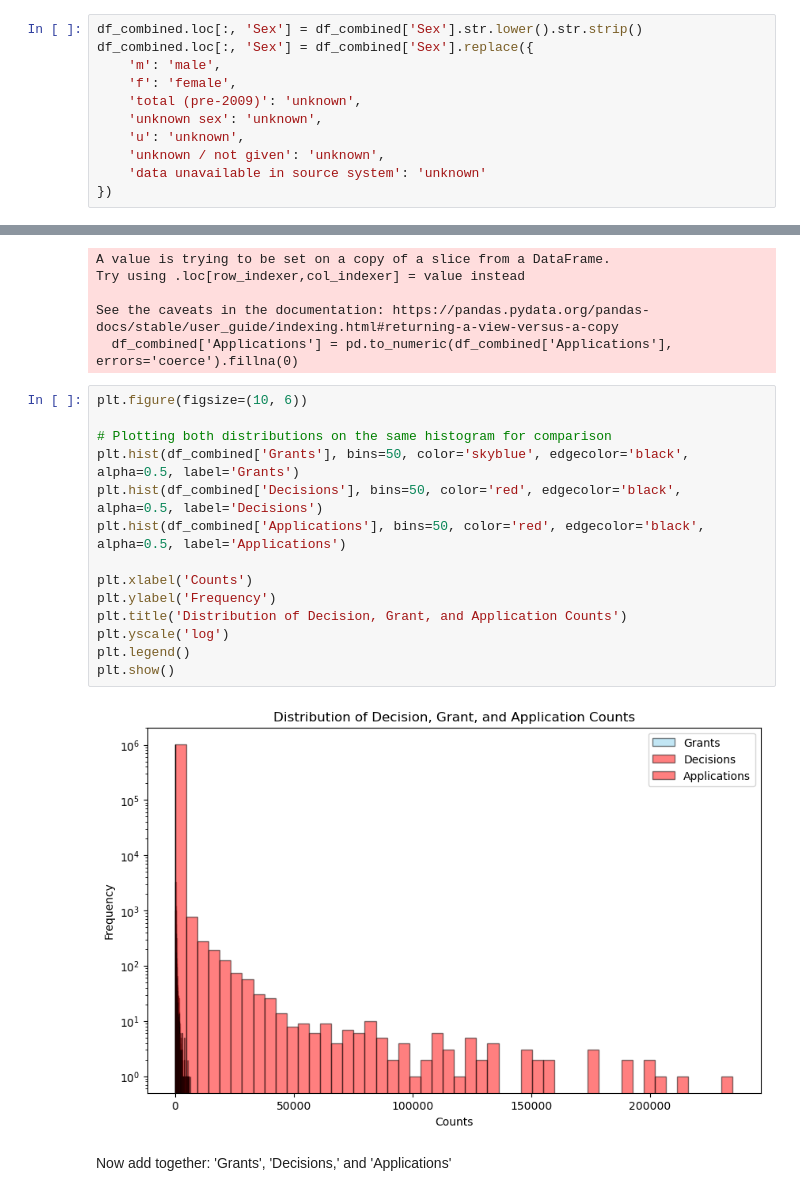
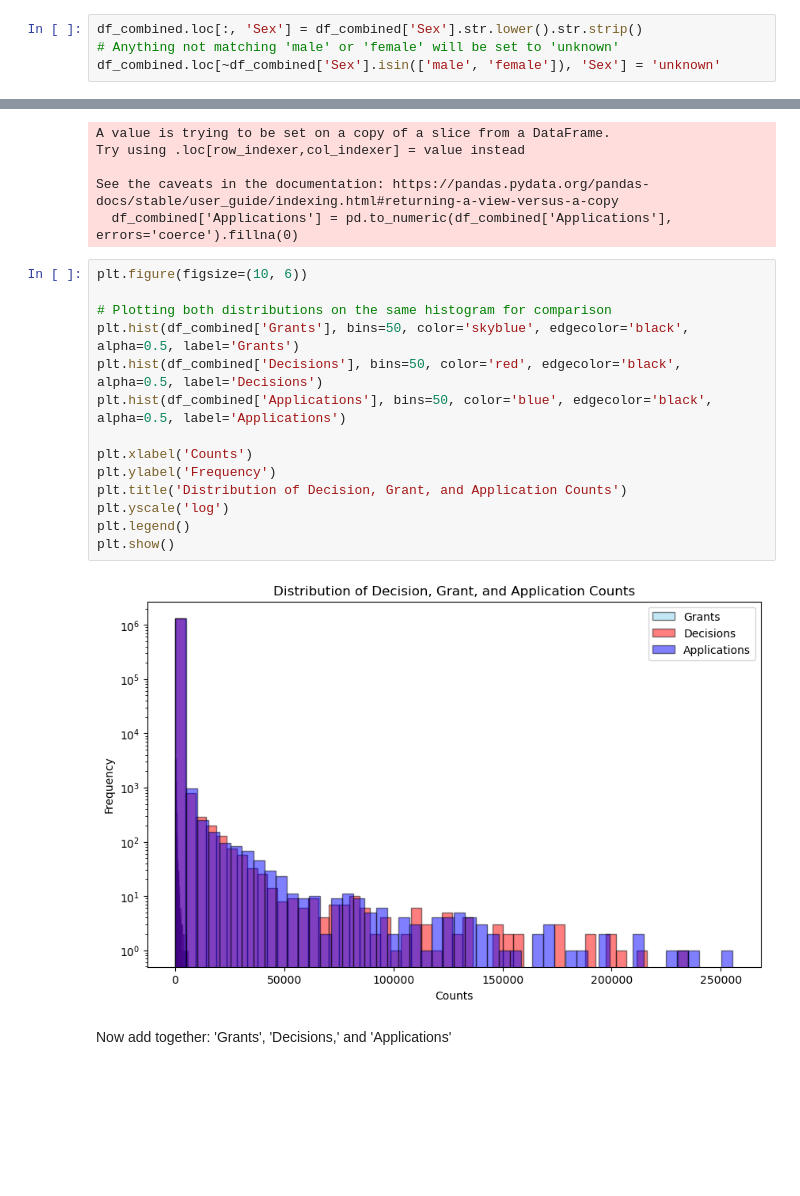
Before and after one commit to psmith1011/CS_UK_Immigration, a Jupyter notebook: Notebook_Code_Files/Book 1_CS_UK_Immigration_PSmith_EDA1.ipynb, the cells around one changed output, grey strips where cells are left out. Drawn from its saved outputs; the diff is of its cells as text; blank space fills up the shorter version.

```diff
--- a/Notebook_Code_Files/Book 1_CS_UK_Immigration_PSmith_EDA1.ipynb
+++ b/Notebook_Code_Files/Book 1_CS_UK_Immigration_PSmith_EDA1.ipynb
@@ -567,15 +591,8 @@ Name: count, dtype: int64
 REF: https://stackoverflow.com/questions/8270092/remove-all-whitespace-in-a-string
 # %%
 df_combined.loc[:, 'Sex'] = df_combined['Sex'].str.lower().str.strip()
-df_combined.loc[:, 'Sex'] = df_combined['Sex'].replace({
-    'm': 'male',
-    'f': 'female',
-    'total (pre-2009)': 'unknown',
-    'unknown sex': 'unknown',
-    'u': 'unknown',
-    'unknown / not given': 'unknown',
-    'data unavailable in source system': 'unknown'
-})
+# Anything not matching 'male' or 'female' will be set to 'unknown'
+df_combined.loc[~df_combined['Sex'].isin(['male', 'female']), 'Sex'] = 'unknown'
 # %% [markdown]
 Let's map it to male and female 1 and 2, and make 3 unknown. Filling unknowns as 3 as well
 # %%
@@ -1294,19 +1302,19 @@ See the caveats in the documentation: https://pandas.pydata.org/pandas-docs/stab
 # %%
 plt.figure(figsize=(10, 6))
 
 # Plotting both distributions on the same histogram for comparison
 plt.hist(df_combined['Grants'], bins=50, color='skyblue', edgecolor='black', alpha=0.5, label='Grants')
 plt.hist(df_combined['Decisions'], bins=50, color='red', edgecolor='black', alpha=0.5, label='Decisions')
-plt.hist(df_combined['Applications'], bins=50, color='red', edgecolor='black', alpha=0.5, label='Applications')
+plt.hist(df_combined['Applications'], bins=50, color='blue', edgecolor='black', alpha=0.5, label='Applications')
 
 plt.xlabel('Counts')
 plt.ylabel('Frequency')
 plt.title('Distribution of Decision, Grant, and Application Counts')
 plt.yscale('log')
 plt.legend()
 plt.show()
 # %% [output]
-[figure, old version]
+[figure, new version]
 # %% [markdown]
 Now add together: 'Grants', 'Decisions,' and 'Applications'
 # %%
```
Also changed, not shown: parts of 78 cells of this notebook, 2 other files.
